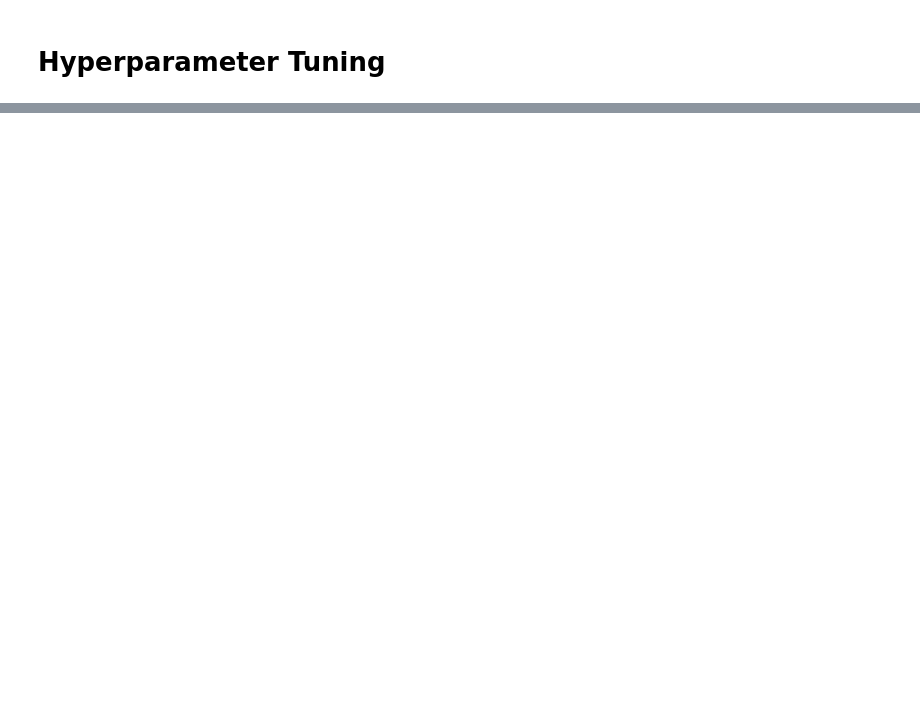
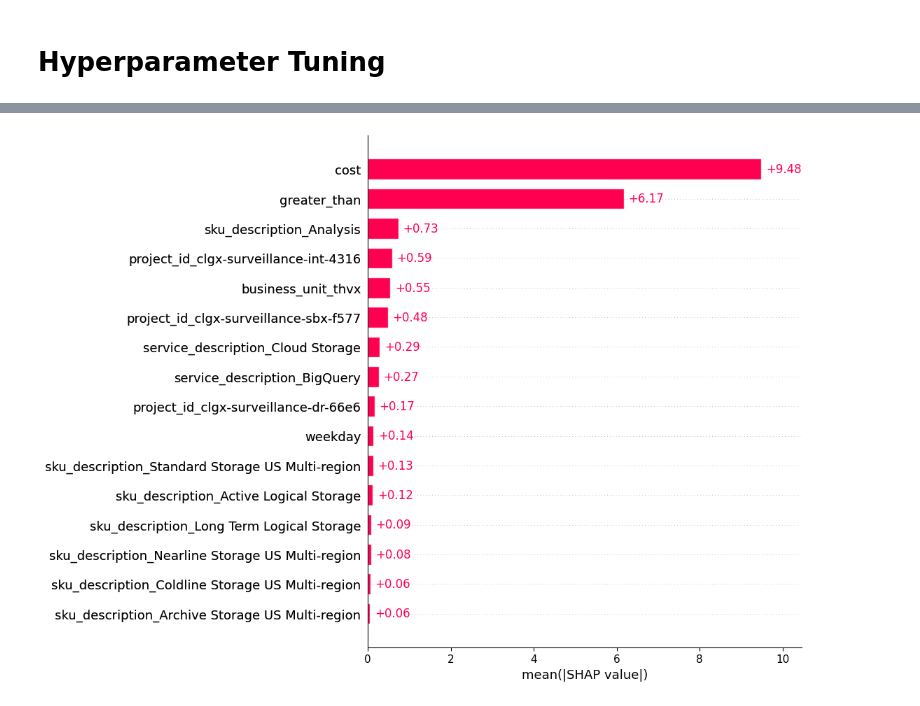
Before and after one commit to brlopez-clgx/GCP_Anomaly_Detection, a Jupyter notebook: Anomaly_Detection.ipynb, the cells around one changed output, grey strips where cells are left out. Cells and saved outputs as stored; diff of their text form; code cells hidden in the pictures; blank space fills up the shorter version.

```diff
--- a/Anomaly_Detection.ipynb
+++ b/Anomaly_Detection.ipynb
@@ -227,6 +350,6 @@ enc_df.shape
 # %%
 # Create features from invoice_date
-enc_df['invoice_date'] = pd.to_datetime(enc_df['invoice_date'],format='%m-%d-%Y')
+#enc_df['invoice_date'] = pd.to_datetime(enc_df['invoice_date'],format='%m-%d-%Y')
 #enc_df['invoice_day'] = enc_df['invoice_date'].dt.day
 #enc_df['invoice_month'] = enc_df['invoice_date'].dt.month
-enc_df.head()
+#enc_df.head()
@@ -357,6 +488,6 @@ print(min_error,scores[min_error])
 # %%
 # Train model with best hyperparameters
-tune_model = IsolationForest(contamination = 0.05,n_estimators = 200,max_samples = 0.8, max_features = 0.8)
+tune_model = IsolationForest(contamination = 0.000075,n_estimators = 150,max_samples = 0.6, max_features = 0.6,random_state = 24)
 labels_2 = tune_model.fit_predict(enc_df2)
 prob_scores = abs(tune_model.score_samples(enc_df2))
 # %%
@@ -456,0 +523,2 @@ shap.waterfall_plot(shap_obj[18])
+# %%
+anomalies.reset_index(inplace = True, drop = True)
@@ -456,0 +545,8 @@ shap.waterfall_plot(shap_obj[18])
+# %%
+explainer = shap.TreeExplainer(tune_model)
+shap_values = explainer.shap_values(anomalies.drop(labels = ['label','prob_score','invoice_date'],axis = 1))
+shap_obj = explainer(anomalies.drop(labels = ['label','prob_score','invoice_date'],axis = 1))
+# %%
+shap.plots.bar(shap_obj,max_display = 17)
+# %% [output]
+[figure, added]
```
Also changed, not shown: parts of 68 cells of this notebook.
